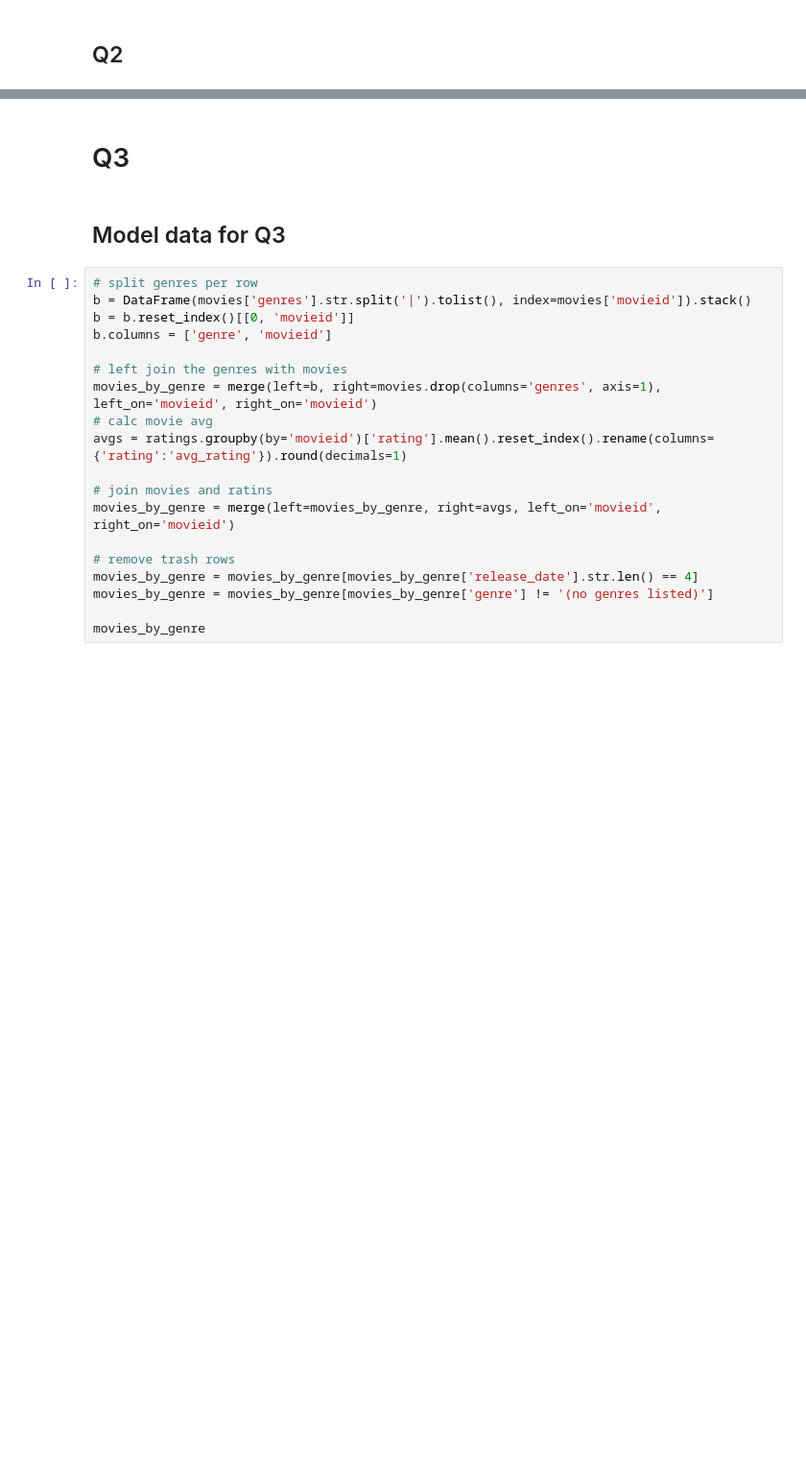
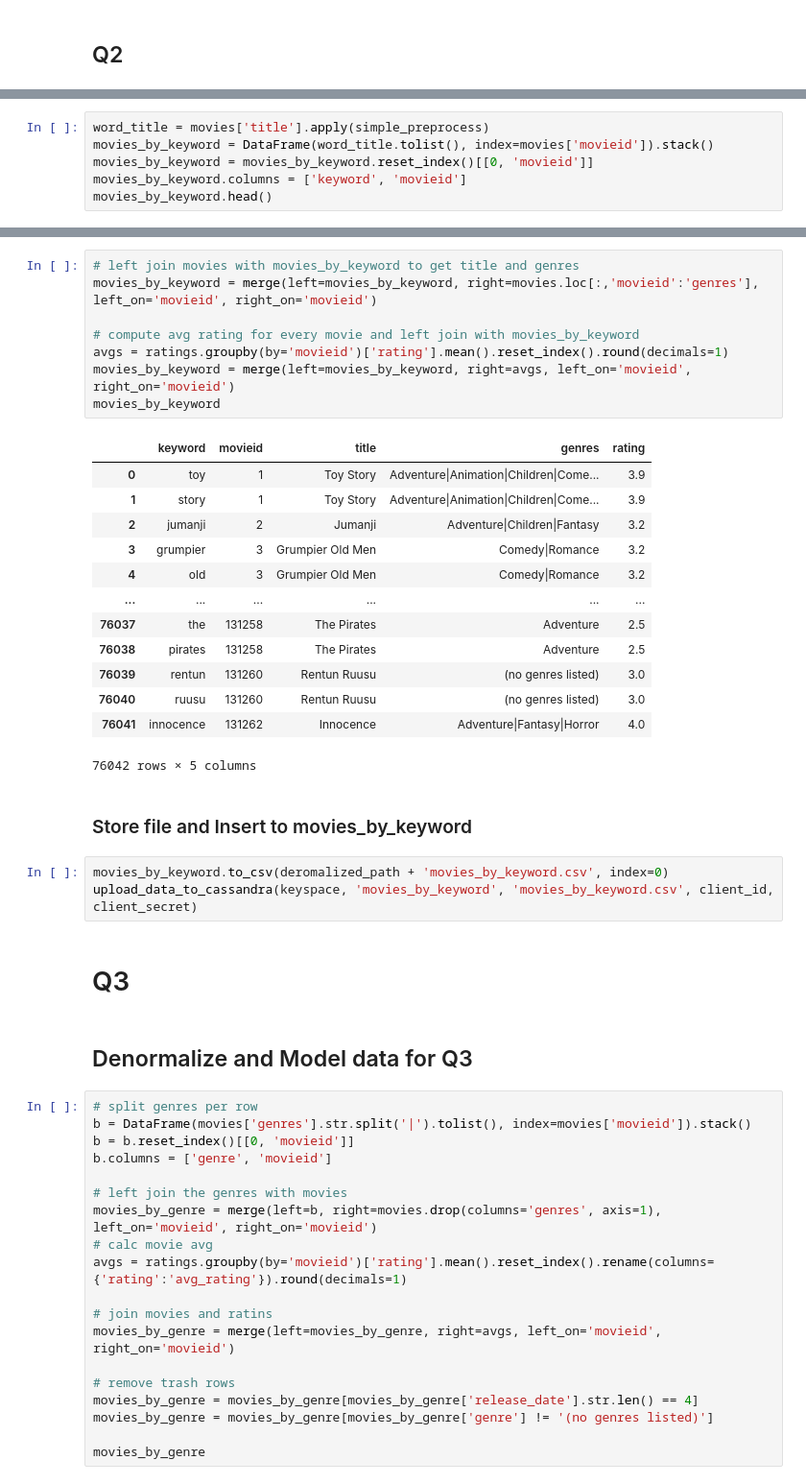
Before and after one commit to gkontogiannhs/Big-Data-Cassandra-Python, a Jupyter notebook: cassandra.ipynb, the cells around one changed output, grey strips where cells are left out. Shown: that part at 96% size. Cells and saved outputs as stored; diff of their text form; blank space fills up the shorter version.

Commit message:
structure completed
seperated files for insert and retrieve with the python scripts

```diff
--- a/cassandra.ipynb
+++ b/cassandra.ipynb
@@ -173,0 +148,6 @@ Title: The Best Exotic Marigold Hotel Rating: 3.5
+# %%
+word_title = movies['title'].apply(simple_preprocess)
+movies_by_keyword = DataFrame(word_title.tolist(), index=movies['movieid']).stack()
+movies_by_keyword = movies_by_keyword.reset_index()[[0, 'movieid']]
+movies_by_keyword.columns = ['keyword', 'movieid']
+movies_by_keyword.head()
@@ -174,7 +161,34 @@ Title: The Best Exotic Marigold Hotel Rating: 3.5
+# %%
+# left join movies with movies_by_keyword to get title and genres
+movies_by_keyword = merge(left=movies_by_keyword, right=movies.loc[:,'movieid':'genres'], left_on='movieid', right_on='movieid')
+
+# compute avg rating for every movie and left join with movies_by_keyword
+avgs = ratings.groupby(by='movieid')['rating'].mean().reset_index().round(decimals=1)
+movies_by_keyword = merge(left=movies_by_keyword, right=avgs, left_on='movieid', right_on='movieid')
+movies_by_keyword
+# %% [output]
+|  | keyword | movieid | title | genres | rating |
+| 0 | toy | 1 | Toy Story | Adventure|Animation|Children|Come... | 3.9 |
+| 1 | story | 1 | Toy Story | Adventure|Animation|Children|Come... | 3.9 |
+| 2 | jumanji | 2 | Jumanji | Adventure|Children|Fantasy | 3.2 |
+| 3 | grumpier | 3 | Grumpier Old Men | Comedy|Romance | 3.2 |
+| 4 | old | 3 | Grumpier Old Men | Comedy|Romance | 3.2 |
+| ... | ... | ... | ... | ... | ... |
+| 76037 | the | 131258 | The Pirates | Adventure | 2.5 |
+| 76038 | pirates | 131258 | The Pirates | Adventure | 2.5 |
+| 76039 | rentun | 131260 | Rentun Ruusu | (no genres listed) | 3.0 |
+| 76040 | ruusu | 131260 | Rentun Ruusu | (no genres listed) | 3.0 |
+| 76041 | innocence | 131262 | Innocence | Adventure|Fantasy|Horror | 4.0 |
+76042 rows × 5 columns
+# %% [markdown]
+### Store file and Insert to movies_by_keyword
+# %%
+movies_by_keyword.to_csv(deromalized_path + 'movies_by_keyword.csv', index=0)
+upload_data_to_cassandra(keyspace, 'movies_by_keyword', 'movies_by_keyword.csv', client_id, client_secret)
 # %% [markdown]
 # Q3
 # %% [markdown]
-## Model data for Q3
+## Denormalize and Model data for Q3
 # %%
 # split genres per row
 b = DataFrame(movies['genres'].str.split('|').tolist(), index=movies['movieid']).stack()
```
Also changed, not shown: parts of 42 cells of this notebook, 1 other file.
